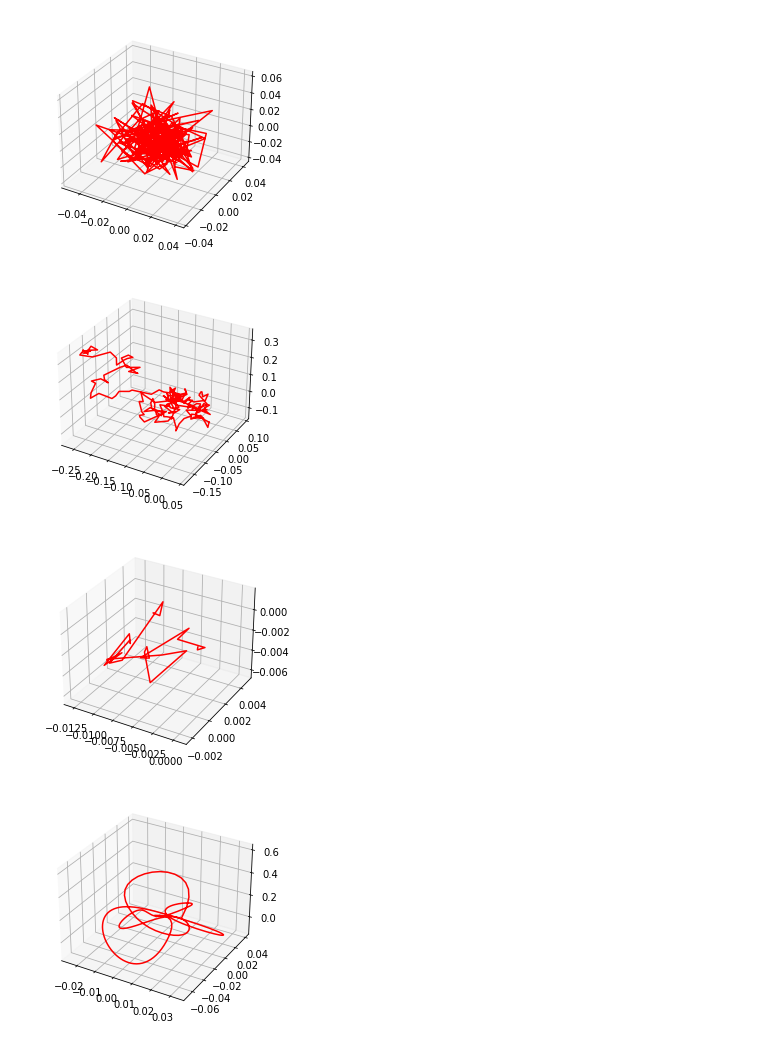
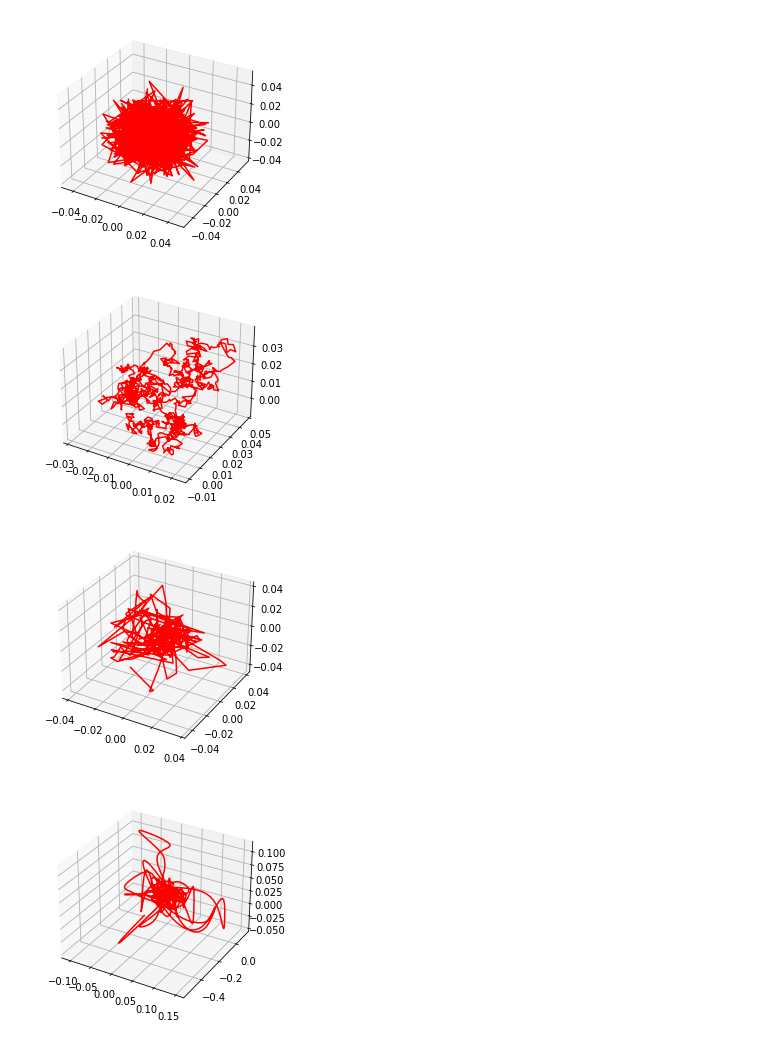
Before and after one commit to mauicv/ddpg-ant, a Jupyter notebook: Noise-Schemas.ipynb, the cells around one changed output. Saved outputs shown, nothing was run; the diff lists cells and outputs as text; code cells hidden in the pictures.

Commit message:
Normalise noise schema

```diff
--- a/Noise-Schemas.ipynb
+++ b/Noise-Schemas.ipynb
@@ -8,7 +9,8 @@ import numpy as np
 # %%
 SIGMA = 0.15
 THETA = 0.2
-STEPS = 200
+STEPS = 1000
+NUM_INT_POINTS = int(STEPS/10)
 # %%
 def plot_orb(noise_process):
     orb = []
@@ -27,7 +29,7 @@ normal_noise = NormalNoise(
 
 plot_orb(normal_noise)
 # %% [output]
-[figure, old version]
+[figure, new version]
 # %%
 ou_noise = OUNoise(
     dim=3,
@@ -37,23 +39,24 @@ ou_noise = OUNoise(
 
 plot_orb(ou_noise)
 # %% [output]
-[figure, old version]
+[figure, new version]
 # %%
-# Problem here is that the prob_value is an indirect bound on the nosie amplitude. So Sigma bec
-
-linear_segment_noise = LinearSegmentNoise(
+linear_segment_noise = LinearSegmentNoiseND(
+    steps=STEPS,
     dim=3,
-    sigma=SIGMA)
+    sigma=SIGMA,
+    num_interp_points=NUM_INT_POINTS)
 
 plot_orb(linear_segment_noise)
 # %% [output]
-[figure, old version]
+[figure, new version]
 # %%
 smooth_noise = SmoothNoiseND(
     steps=STEPS,
     dim=3,
-    sigma=SIGMA)
+    sigma=SIGMA,
+    num_interp_points=NUM_INT_POINTS)
 
 plot_orb(smooth_noise)
 # %% [output]
-[figure, old version]
+[figure, new version]
```
Also changed, not shown: parts of 1 cell of this notebook, 3 other files.
